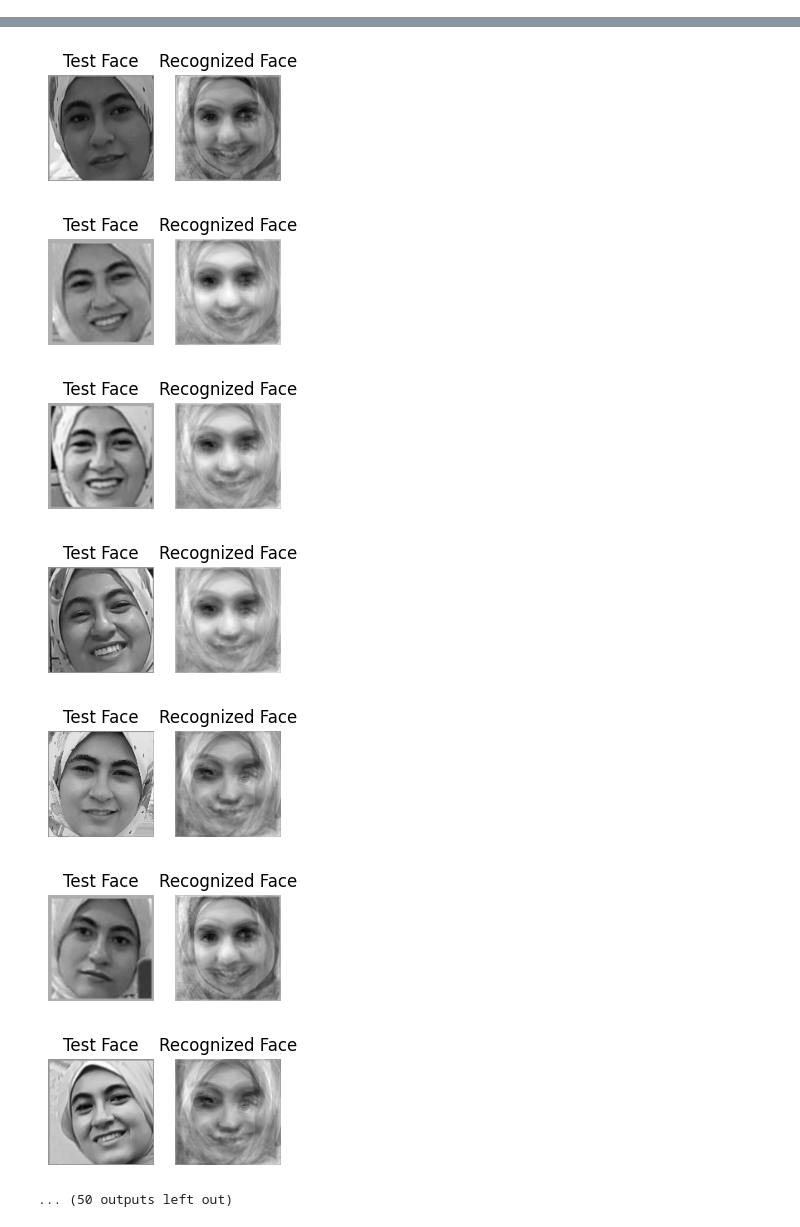
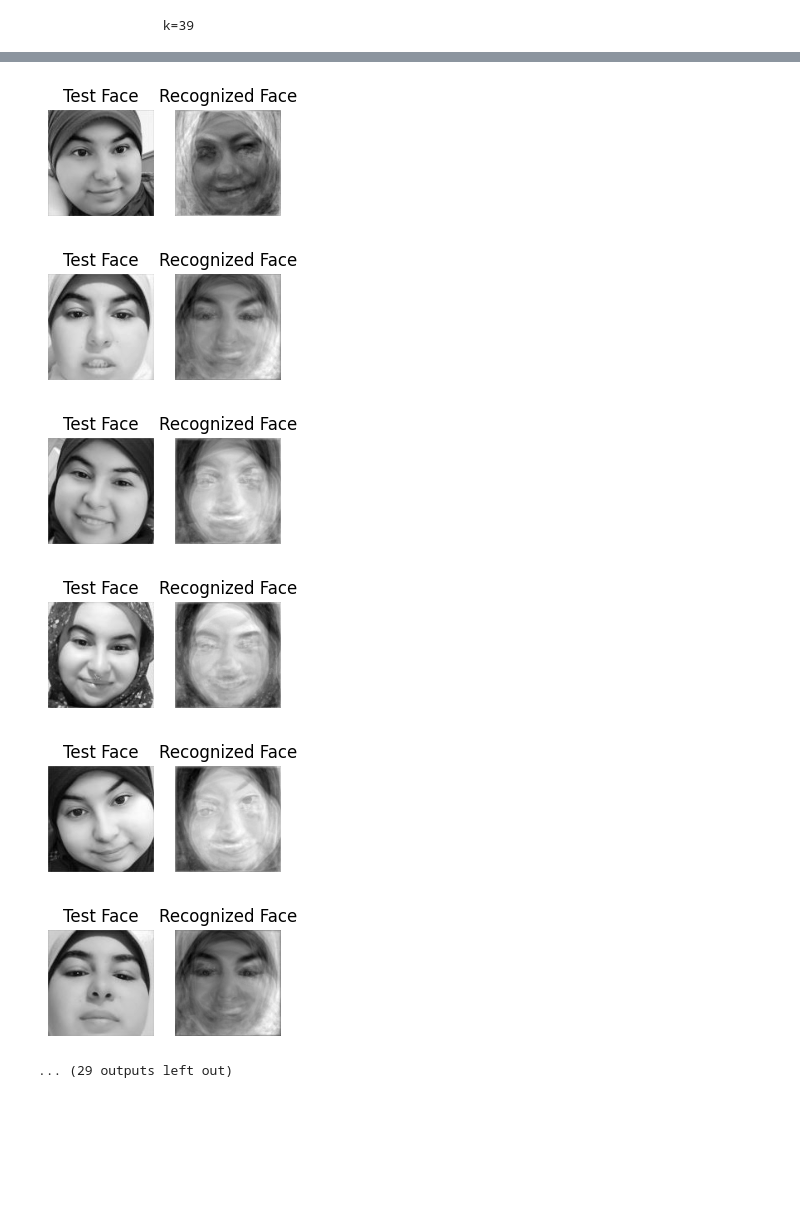
Before and after one commit to Nada-21/Face-Recognition, a Jupyter notebook: Recognize.ipynb, the cells around one changed output, grey strips where cells are left out. Drawn from its saved outputs; the diff is of its cells as text; code cells hidden in the pictures; blank space fills up the shorter version.

```diff
--- a/Recognize.ipynb
+++ b/Recognize.ipynb
@@ -153,22 +149,23 @@ def Project(k,zero_mean_test,threshold):
     face = np.dot(nearest_face_weights, np.transpose(matrixU))
     face = face+np.transpose(mean)
     reshape_face = face.reshape(128,128)
-    if np.min(dist)<threshold:  #Nonface
+    if np.min(dist) < threshold:  #Nonface
         image_plot = axes_array[1].imshow(reshape_face,cmap=plt.cm.gray)
     axes_array[1].axis('off')
     axes_array[1].set(title='Recognized Face')
     plt.show()
 
 def runs(k):
-    for num in range(0,len(test_images)):#t in test_images:
+    for num in range(0,len(test_images)) :#t in test_images:
         t = test_images[num]
         test = t.flatten()
         zero_mean_test = test-np.transpose(mean)
         Project(k,zero_mean_test,80)  #threshold =80
 
-runs(2)
-print('\t\tk=5')
-runs(5)
-print('\t\tk=15')
-runs(15)
+# runs(2)
+# print('\t\tk=5')
+# runs(5)
+print('\t\tk=39')
+runs(39)
 # %% [output]
+                k=39
@@ -180,10 +177,9 @@ runs(15)
-[figure, old version]
+[figure, new version]
-[figure, old version]
+[figure, new version]
-[figure, old version]
+[figure, new version]
-[figure, old version]
+[figure, new version]
-[figure, old version]
+[figure, new version]
-[figure, old version]
+[figure, new version]
-[figure, removed]
-... (50 outputs left out)
+... (29 outputs left out)
 # %%
 def Error(k,threshold):
```
Also changed, not shown: parts of 4 cells of this notebook.
